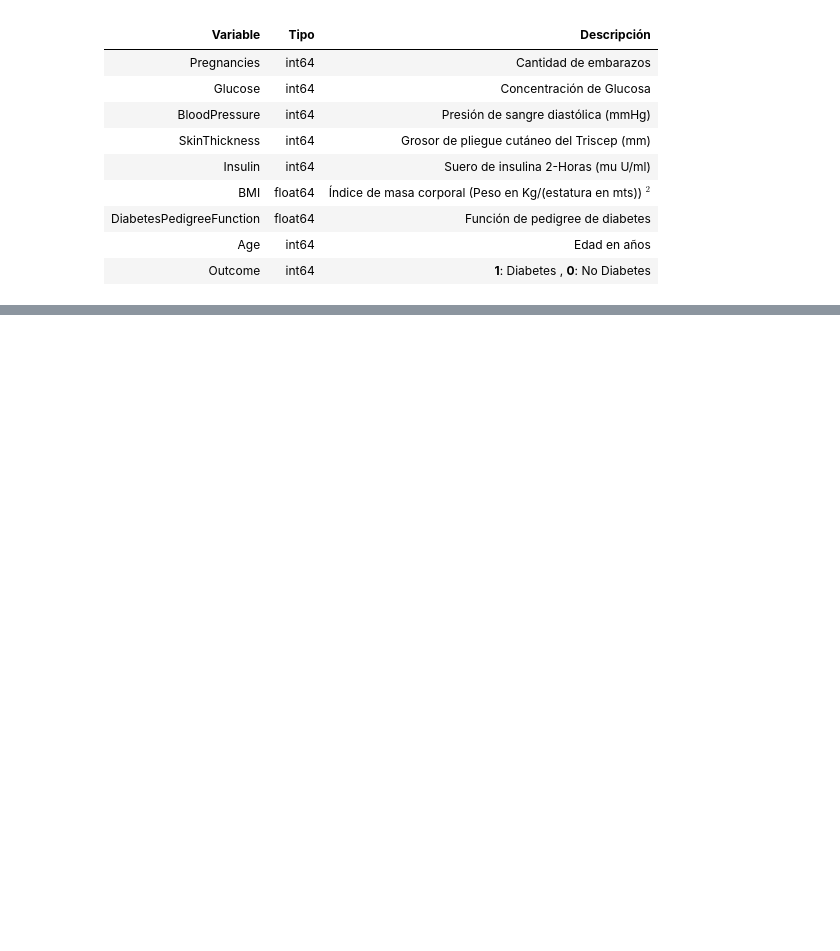
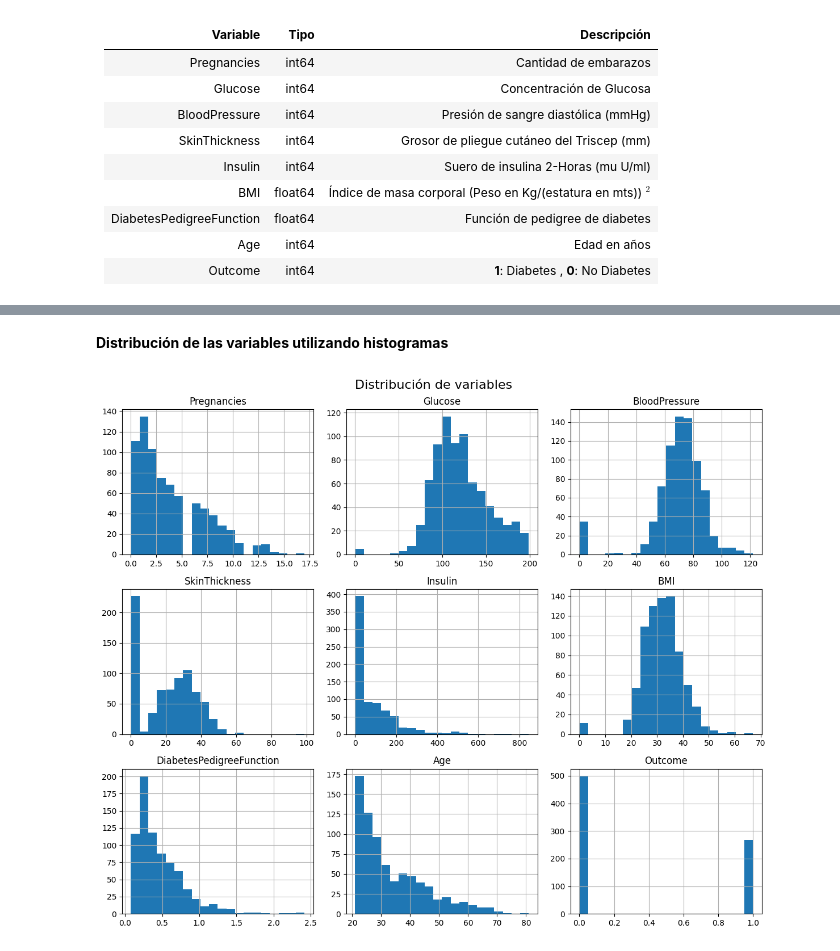
Before and after one commit to alee2602/LAB7-DS, a Jupyter notebook: main.ipynb, the cells around one changed output, grey strips where cells are left out. Drawn from its saved outputs; the diff is of its cells as text; code cells hidden in the pictures; blank space fills up the shorter version.

```diff
--- a/main.ipynb
+++ b/main.ipynb
@@ -62,0 +132,9 @@ df.describe()
+# %% [markdown]
+**Distribución de las variables utilizando histogramas**
+# %%
+df.hist(figsize=(12, 10), bins=20)
+plt.suptitle("Distribución de variables", fontsize=16)
+plt.tight_layout()
+plt.show()
+# %% [output]
+[figure, added]
```
Also changed, not shown: parts of 32 cells of this notebook, 2 other files.
